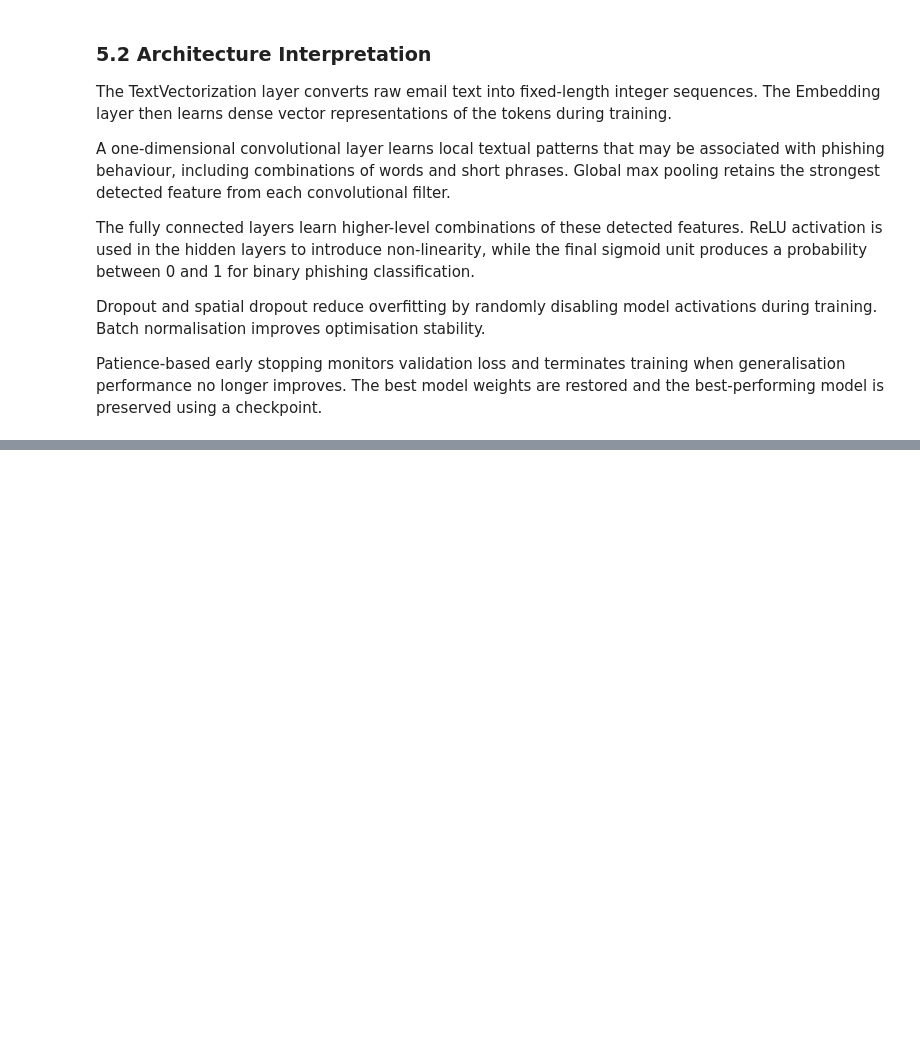
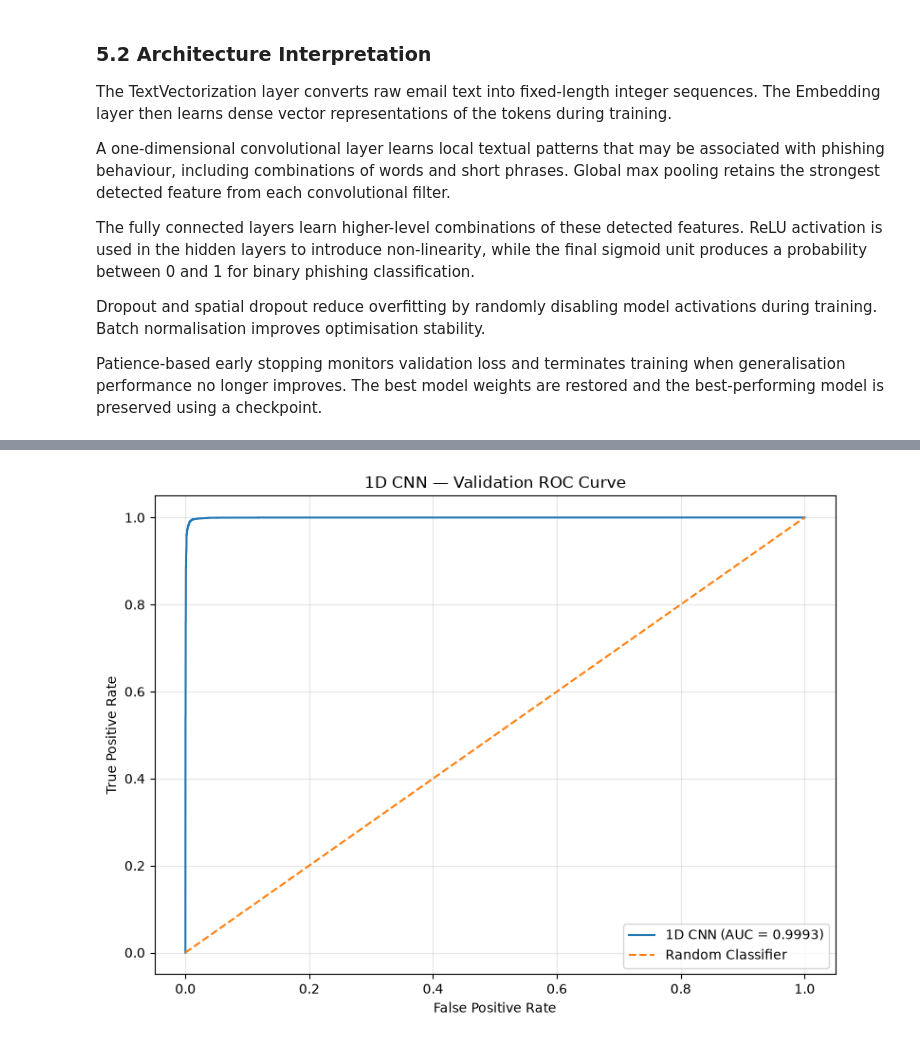
Before and after one commit to Lwazi-Junior/ITRI625-Phishing-Email-Detection, a Jupyter notebook: notebooks/phishing_detection.ipynb, the cells around one changed output, grey strips where cells are left out. Drawn from its saved outputs; the diff is of its cells as text; code cells hidden in the pictures; blank space fills up the shorter version.

```diff
--- a/notebooks/phishing_detection.ipynb
+++ b/notebooks/phishing_detection.ipynb
@@ -2183,0 +2476,40 @@ checkpoint.
+# %%
+cnn_roc_fpr, cnn_roc_tpr, cnn_roc_thresholds = (
+    roc_curve(
+        y_val,
+        cnn_val_prob
+    )
+)
+
+plt.figure(figsize=(8, 6))
+plt.plot(
+    cnn_roc_fpr,
+    cnn_roc_tpr,
+    label=(
+        f"1D CNN "
+        f"(AUC = {cnn_roc_auc:.4f})"
+    )
+)
+plt.plot(
+    [0, 1],
+    [0, 1],
+    linestyle="--",
+    label="Random Classifier"
+)
+plt.xlabel("False Positive Rate")
+plt.ylabel("True Positive Rate")
+plt.title(
+    "1D CNN — Validation ROC Curve"
+)
+plt.legend()
+plt.grid(alpha=0.3)
+plt.tight_layout()
+plt.savefig(
+    DEEP_FIGURES_DIR /
+    "cnn_validation_roc_curve.png",
+    dpi=300,
+    bbox_inches="tight"
+)
+plt.show()
+# %% [output]
+[figure, added]
```
Also changed, not shown: parts of 31 cells of this notebook, 11 other files.
